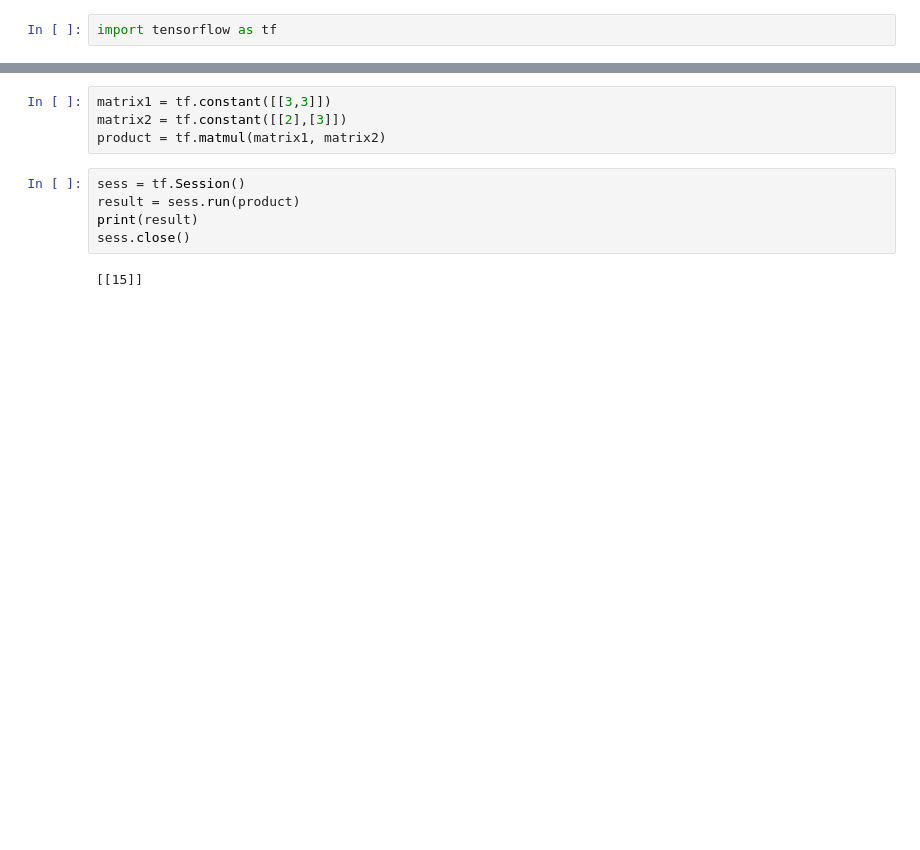
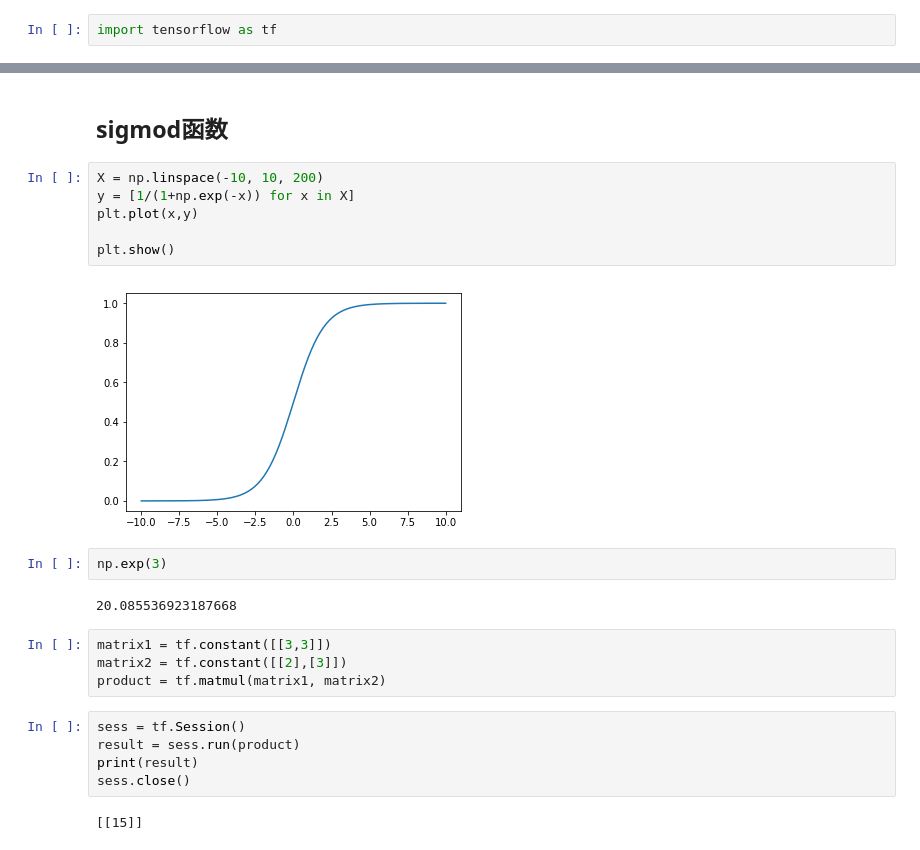
Before and after one commit to hornsey/pythonlearn, a Jupyter notebook: notebook1/tensorflow_learn.ipynb, the cells around one changed output, grey strips where cells are left out. Cells and saved outputs as stored; diff of their text form; blank space fills up the shorter version.

```diff
--- a/notebook1/tensorflow_learn.ipynb
+++ b/notebook1/tensorflow_learn.ipynb
@@ -3,3 +106,17 @@ import tensorflow as tf
+# %% [markdown]
+## sigmod函数
+# %%
+X = np.linspace(-10, 10, 200)
+y = [1/(1+np.exp(-x)) for x in X]
+plt.plot(x,y)
+
+plt.show()
+# %% [output]
+[figure, added]
+# %%
+np.exp(3)
+# %% [output]
+20.085536923187668
 # %%
 matrix1 = tf.constant([[3,3]])
 matrix2 = tf.constant([[2],[3]])
```
Also changed, not shown: parts of 6 cells of this notebook, 10 other files.
